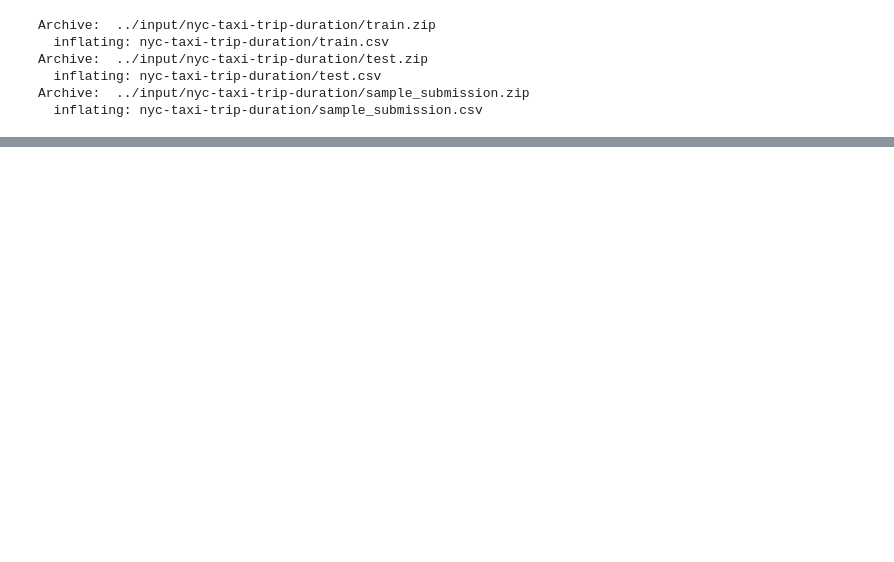
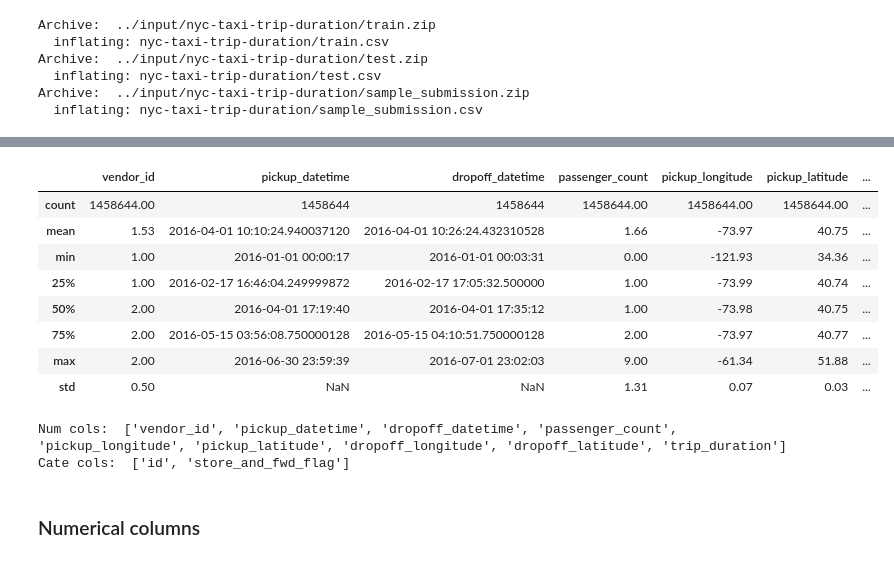
Before and after one commit to AnhDao1411/CSC14115, a Jupyter notebook: project.ipynb, the cells around one changed output, grey strips where cells are left out. Saved outputs shown, nothing was run; the diff lists cells and outputs as text; code cells hidden in the pictures; blank space fills up the shorter version.

```diff
--- a/project.ipynb
+++ b/project.ipynb
@@ -80,6 +83,8 @@ from sklearn.decomposition import PCA
 from sklearn.cluster import MiniBatchKMeans
 import warnings
 warnings.filterwarnings('ignore')
+# %%
+pd.set_option('display.float_format', lambda x: '%.2f' % x)
 # %%
 !unzip ../input/nyc-taxi-trip-duration/train.zip -d nyc-taxi-trip-duration
 !unzip ../input/nyc-taxi-trip-duration/test.zip -d nyc-taxi-trip-duration
@@ -134,0 +195,22 @@ test DF has 625134 rows and 9 columns
+# %%
+train.describe(datetime_is_numeric = True)
+# %% [output]
+|  | vendor_id | pickup_datetime | dropoff_datetime | passenger_count | pickup_longitude | pickup_latitude | ... |
+| count | 1458644.00 | 1458644 | 1458644 | 1458644.00 | 1458644.00 | 1458644.00 | ... |
+| mean | 1.53 | 2016-04-01 10:10:24.940037120 | 2016-04-01 10:26:24.432310528 | 1.66 | -73.97 | 40.75 | ... |
+| min | 1.00 | 2016-01-01 00:00:17 | 2016-01-01 00:03:31 | 0.00 | -121.93 | 34.36 | ... |
+| 25% | 1.00 | 2016-02-17 16:46:04.249999872 | 2016-02-17 17:05:32.500000 | 1.00 | -73.99 | 40.74 | ... |
+| 50% | 2.00 | 2016-04-01 17:19:40 | 2016-04-01 17:35:12 | 1.00 | -73.98 | 40.75 | ... |
+| 75% | 2.00 | 2016-05-15 03:56:08.750000128 | 2016-05-15 04:10:51.750000128 | 2.00 | -73.97 | 40.77 | ... |
+| max | 2.00 | 2016-06-30 23:59:39 | 2016-07-01 23:02:03 | 9.00 | -61.34 | 51.88 | ... |
+| std | 0.50 | NaN | NaN | 1.31 | 0.07 | 0.03 | ... |
+# %%
+num_cols = list(train.select_dtypes(exclude='object').columns)
+cate_cols = list(train.select_dtypes(include='object').columns)
+print("Num cols: ",num_cols)
+print("Cate cols: ",cate_cols)
+# %% [output]
+Num cols:  ['vendor_id', 'pickup_datetime', 'dropoff_datetime', 'passenger_count', 'pickup_longitude', 'pickup_latitude', 'dropoff_longitude', 'dropoff_latitude', 'trip_duration']
+Cate cols:  ['id', 'store_and_fwd_flag']
+# %% [markdown]
+### Numerical columns
```
Also changed, not shown: parts of 25 cells of this notebook.
